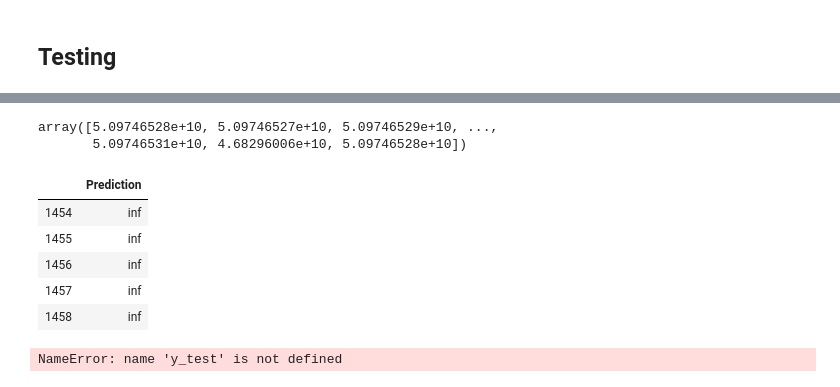
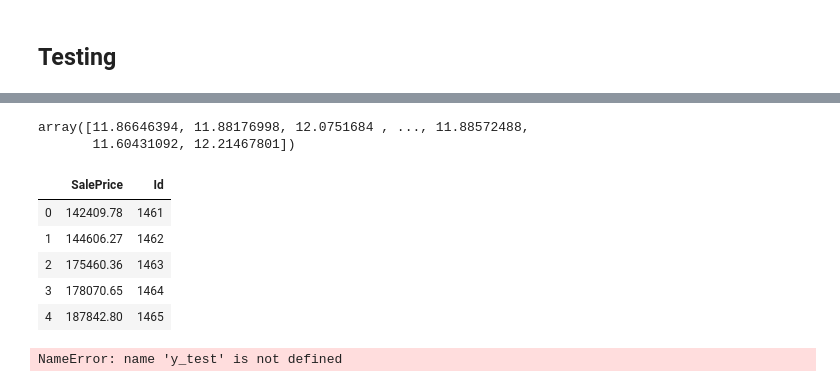
Before and after one commit to nileshjoshic/Machine-Learning-Live-Project, a Jupyter notebook: House Sale Price Prediction - Combined.ipynb, the cells around one changed output, grey strips where cells are left out. Cells and saved outputs as stored; diff of their text form; code cells hidden in the pictures.

```diff
--- a/House Sale Price Prediction - Combined.ipynb
+++ b/House Sale Price Prediction - Combined.ipynb
@@ -1212,7 +1212,7 @@ x_train.shape
 # Create a linear regression object
 reg = LinearRegression()
 # Fit the regression with the scaled TRAIN inputs and targets
-reg.fit(x_train,y_train)
-#from sklearn.ensemble import RandomForestRegressor
-#reg = RandomForestRegressor(n_estimators = 1000, random_state = 42)
-#reg.fit(x_train,y_train);
+#reg.fit(x_train,y_train)
+from sklearn.ensemble import RandomForestRegressor
+reg = RandomForestRegressor(n_estimators = 1000, random_state = 42)
+reg.fit(x_train,y_train);
@@ -1472,7 +1470,7 @@ Prediction Accuracy %:  94.05
 ## Testing
 # %%
 #target_test = test_data['SalePrice_Log']
-x_test = test_final
-x_test.reset_index(drop=True, inplace=True)
-x_test.shape
+x_test = test_final.copy()
+#x_test.reset_index(drop=True, inplace=True)
+scaler.fit(x_test)
 # %% [output]
@@ -1479,0 +1478,4 @@ x_test.shape
+# %%
+inputs_scaled_test = scaler.transform(x_test)
+x_test = inputs_scaled_test
+x_test
@@ -1489,6 +1505,6 @@ y_hat_test = reg.predict(x_test)
 y_hat_test
 #np.exp(y_hat_test)
 # %% [output]
-array([5.09746528e+10, 5.09746527e+10, 5.09746529e+10, ...,
-       5.09746531e+10, 4.68296006e+10, 5.09746528e+10])
+array([11.86646394, 11.88176998, 12.0751684 , ..., 11.88572488,
+       11.60431092, 12.21467801])
 # %%
@@ -1505,13 +1521,14 @@ test_final.to_csv("E:\\Trainings\\INSAID\CDF - Machine Learning - Term Project\\
 # %%
 # Finally, let's manually check these predictions
 # To obtain the actual prices, we take the exponential of the log_price
 #df_pf = pd.DataFrame(np.exp(y_hat_test), columns=['Prediction'])
-df_pf = pd.DataFrame(np.exp(y_hat_test), columns=['Prediction'])
-df_pf.tail(5)
+df_pf = pd.DataFrame(np.exp(y_hat_test), columns=['SalePrice'])
+df_pf['Id'] = test_ID
+df_pf.head(5)
 # %% [output]
-|  | Prediction |
-| 1454 | inf |
-| 1455 | inf |
-| 1456 | inf |
-| 1457 | inf |
-| 1458 | inf |
+|  | SalePrice | Id |
+| 0 | 142409.78 | 1461 |
+| 1 | 144606.27 | 1462 |
+| 2 | 175460.36 | 1463 |
+| 3 | 178070.65 | 1464 |
+| 4 | 187842.80 | 1465 |
```
Also changed, not shown: parts of 13 cells of this notebook.
